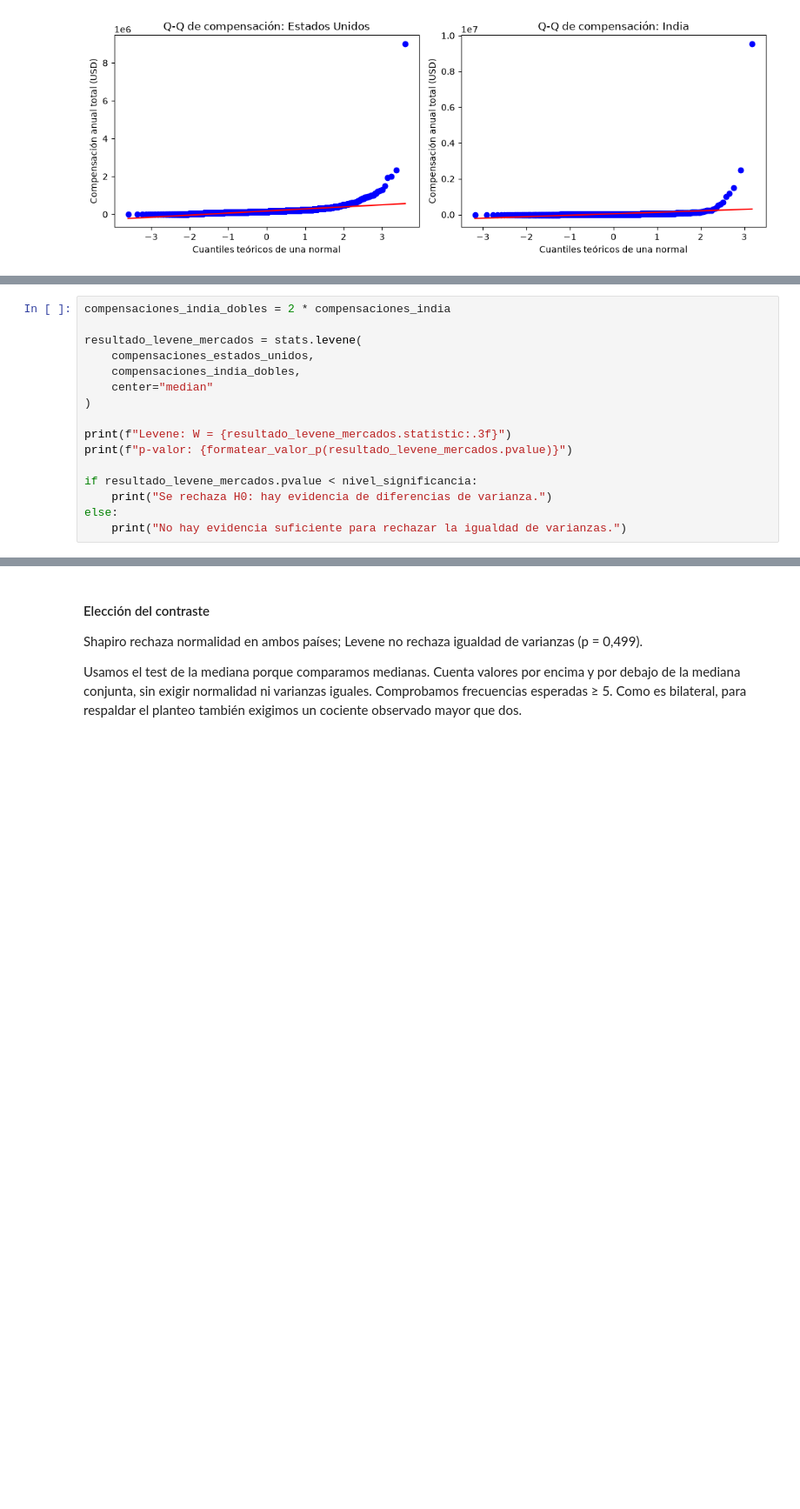
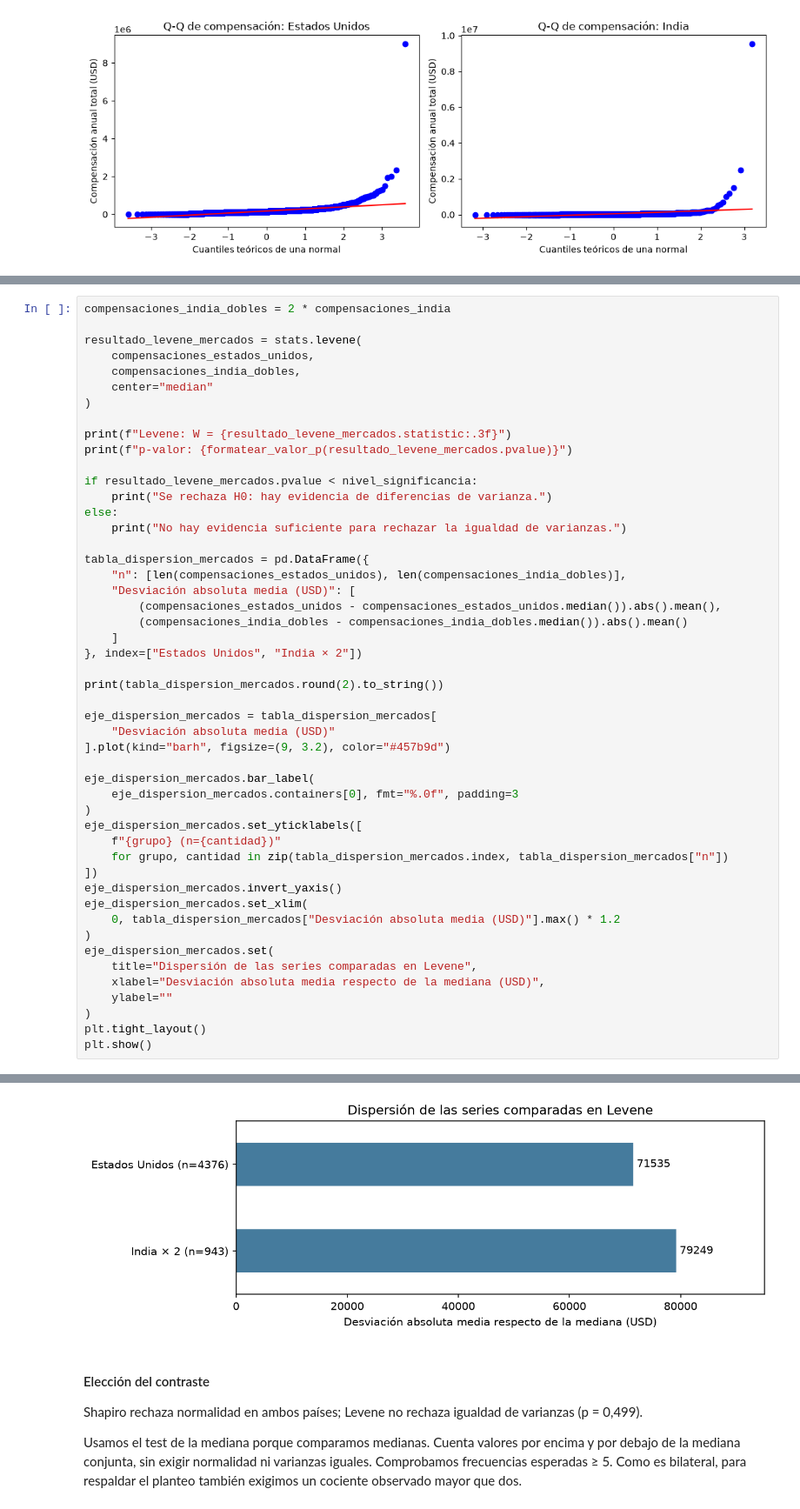
Before and after one commit to FausGiun/Fudamentos, a Jupyter notebook: tp_especial.ipynb, the cells around one changed output, grey strips where cells are left out. Shown at 87% size. Cells and saved outputs as stored; diff of their text form; blank space fills up the shorter version.

```diff
--- a/tp_especial.ipynb
+++ b/tp_especial.ipynb
@@ -1063,6 +1065,39 @@ if resultado_levene_mercados.pvalue < nivel_significancia:
     print("Se rechaza H0: hay evidencia de diferencias de varianza.")
 else:
     print("No hay evidencia suficiente para rechazar la igualdad de varianzas.")
+
+tabla_dispersion_mercados = pd.DataFrame({
+    "n": [len(compensaciones_estados_unidos), len(compensaciones_india_dobles)],
+    "Desviación absoluta media (USD)": [
+        (compensaciones_estados_unidos - compensaciones_estados_unidos.median()).abs().mean(),
+        (compensaciones_india_dobles - compensaciones_india_dobles.median()).abs().mean()
+    ]
+}, index=["Estados Unidos", "India × 2"])
+
+print(tabla_dispersion_mercados.round(2).to_string())
+
+eje_dispersion_mercados = tabla_dispersion_mercados[
+    "Desviación absoluta media (USD)"
+].plot(kind="barh", figsize=(9, 3.2), color="#457b9d")
+
+eje_dispersion_mercados.bar_label(
+    eje_dispersion_mercados.containers[0], fmt="%.0f", padding=3
+)
+eje_dispersion_mercados.set_yticklabels([
+    f"{grupo} (n={cantidad})"
+    for grupo, cantidad in zip(tabla_dispersion_mercados.index, tabla_dispersion_mercados["n"])
+])
+eje_dispersion_mercados.invert_yaxis()
+eje_dispersion_mercados.set_xlim(
+    0, tabla_dispersion_mercados["Desviación absoluta media (USD)"].max() * 1.2
+)
+eje_dispersion_mercados.set(
+    title="Dispersión de las series comparadas en Levene",
+    xlabel="Desviación absoluta media respecto de la mediana (USD)",
+    ylabel=""
+)
+plt.tight_layout()
+plt.show()
 # %% [output]
 Levene: W = 0.458
 p-valor: 0.499
@@ -1070,3 +1108,4 @@ No hay evidencia suficiente para rechazar la igualdad de varianzas.
+[figure, added]
 # %% [markdown]
 #### Elección del contraste
 
```
Also changed, not shown: parts of 4 cells of this notebook.
